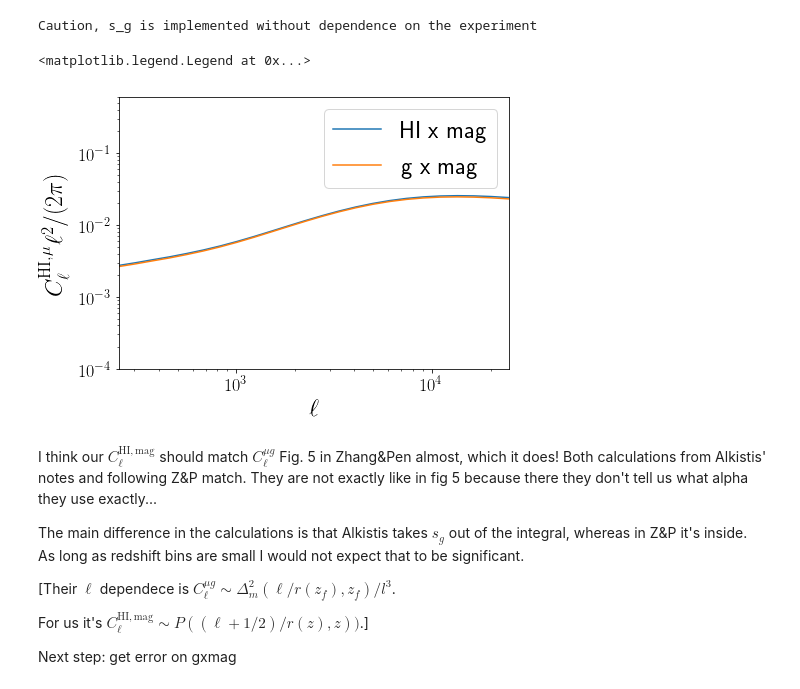
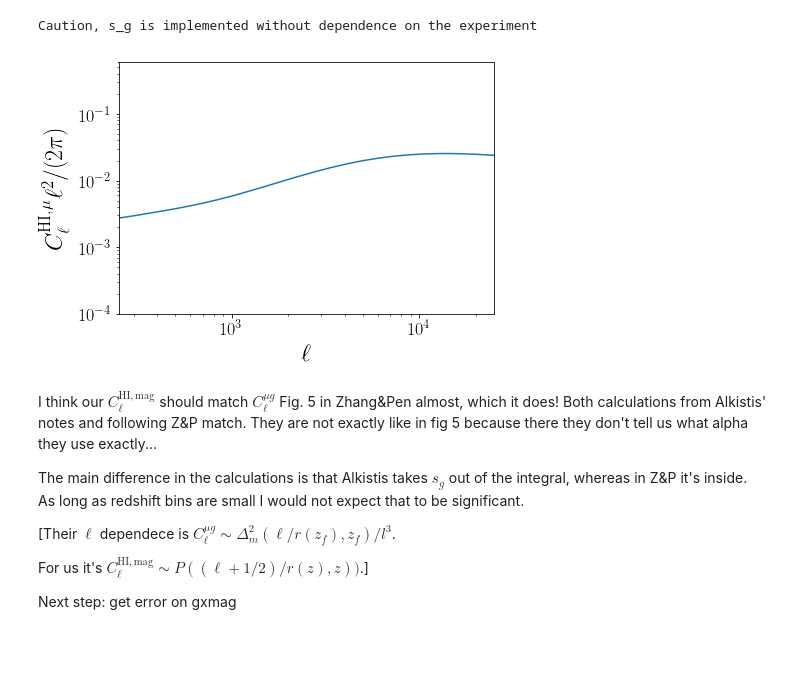
Before and after one commit to amadeuswi/MagBias, a Jupyter notebook: S2N.ipynb, the cells around one changed output. Saved outputs shown, nothing was run; the diff lists cells and outputs as text; code cells hidden in the pictures; blank space fills up the shorter version.

```diff
--- a/S2N.ipynb
+++ b/S2N.ipynb
@@ -36,4 +34,8 @@ sigma_8_BBKS = 0.833959881058
 # %%
+plotdir = "./plots/"
+
+
+
 # #preliminary, to be changed!!
 # bHI = 1
 # bgal = 1
@@ -196,19 +178,21 @@ Caution, s_g is implemented without dependence on the experiment
 # %%
 #plot it:
 fig = P.figure(); ax = fig.add_subplot(111);
 
 ax.loglog(ltab, Cl_Hxm_tab*ltab**2 / 2 / pi, label = "HI x mag")
-ax.loglog(ltab, Cl_gxm_tab*ltab**2 /2/ pi, label = "g x mag")
+# ax.loglog(ltab, Cl_gxm_tab*ltab**2 /2/ pi, label = "g x mag")
 
 ax.set_xlabel("$\ell$")
 ax.set_ylabel("$C_\ell^\mathrm{HI, \mu} \ell^2/(2\pi)$")
 
 ax.set_xlim((250,25000))
 ax.set_ylim((1e-4, 6e-1))
-ax.legend()
+# ax.legend()
+P.tight_layout()
+
+P.savefig(plotdir + "HIxmag_Cls.pdf")
 # %% [output]
-<matplotlib.legend.Legend at 0x...>
-[figure, old version]
+[figure, new version]
 # %% [markdown]
 I think our $C_\ell^\mathrm{HI, mag}$ should match $C_\ell^{\mu g}$ Fig. 5 in Zhang&Pen almost, which it does! Both calculations from Alkistis' notes and following Z&P match. They are not exactly like in fig 5 because there they don't tell us what alpha they use exactly...
 
```
Also changed, not shown: parts of 16 cells of this notebook, 2 other files.
